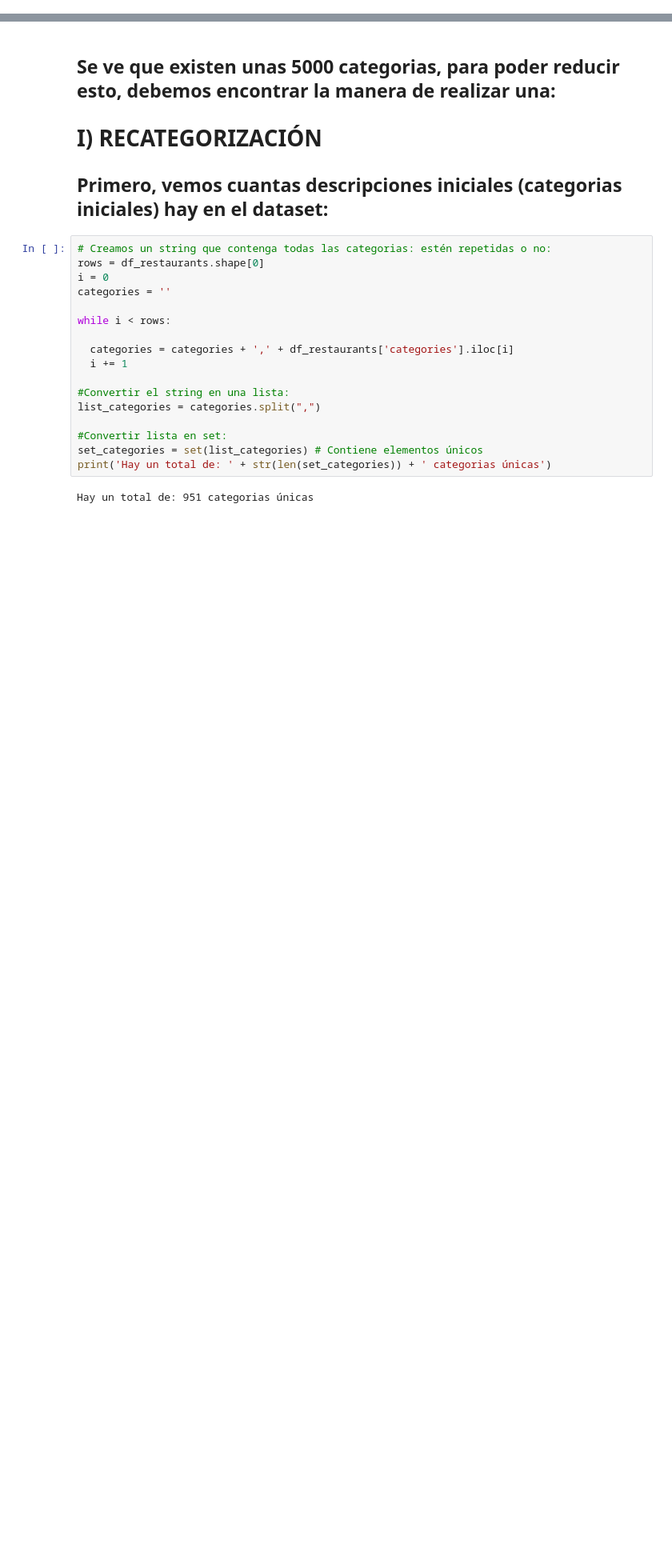
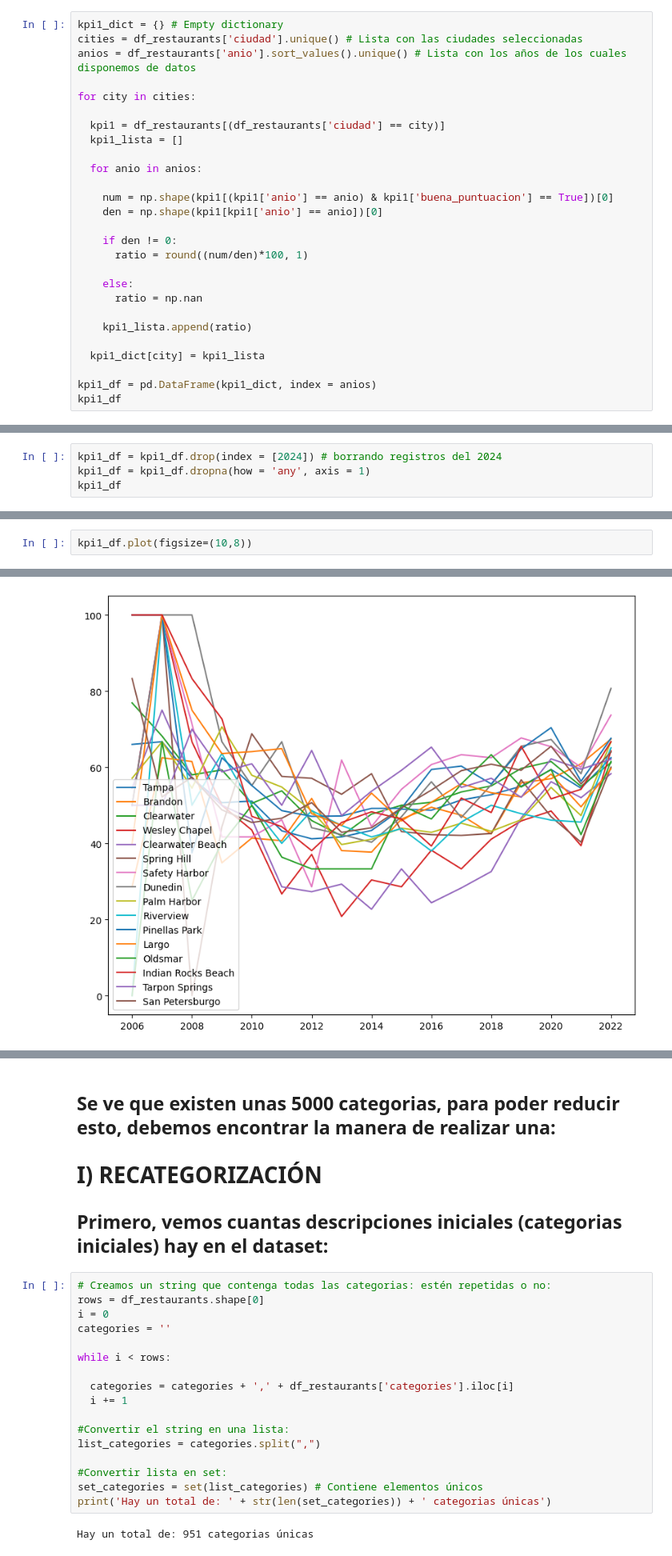
Before and after one commit to MyriamRengifo/proyecto_final, a Jupyter notebook: Data Analysis/EDA_KPI_LuisMata.ipynb, the cells around one changed output, grey strips where cells are left out. Shown at 80% size. Drawn from its saved outputs; the diff is of its cells as text; blank space fills up the shorter version.

```diff
--- a/Data Analysis/EDA_KPI_LuisMata.ipynb
+++ b/Data Analysis/EDA_KPI_LuisMata.ipynb
@@ -132,0 +181,27 @@ df_restaurants.head(2)
+# %%
+kpi1_dict = {} # Empty dictionary
+cities = df_restaurants['ciudad'].unique() # Lista con las ciudades seleccionadas
+anios = df_restaurants['anio'].sort_values().unique() # Lista con los años de los cuales disponemos de datos
+
+for city in cities:
+
+  kpi1 = df_restaurants[(df_restaurants['ciudad'] == city)]
+  kpi1_lista = []
+
+  for anio in anios:
+
+    num = np.shape(kpi1[(kpi1['anio'] == anio) & kpi1['buena_puntuacion'] == True])[0]
+    den = np.shape(kpi1[kpi1['anio'] == anio])[0]
+
+    if den != 0:
+      ratio = round((num/den)*100, 1)
+
+    else:
+      ratio = np.nan
+
+    kpi1_lista.append(ratio)
+
+  kpi1_dict[city] = kpi1_lista
+
+kpi1_df = pd.DataFrame(kpi1_dict, index = anios)
+kpi1_df
@@ -132,0 +231,4 @@ df_restaurants.head(2)
+# %%
+kpi1_df = kpi1_df.drop(index = [2024]) # borrando registros del 2024
+kpi1_df = kpi1_df.dropna(how = 'any', axis = 1)
+kpi1_df
@@ -132,0 +258,3 @@ df_restaurants.head(2)
+# %%
+kpi1_df.plot(figsize=(10,8))
+# %% [output]
@@ -132,0 +262 @@ df_restaurants.head(2)
+[figure, added]
```
Also changed, not shown: parts of 76 cells of this notebook, 22 other files.
